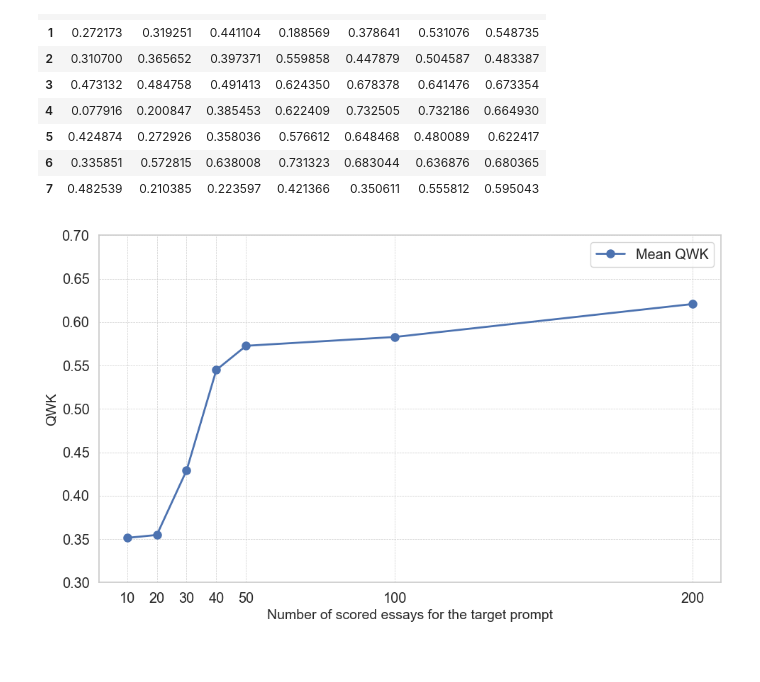
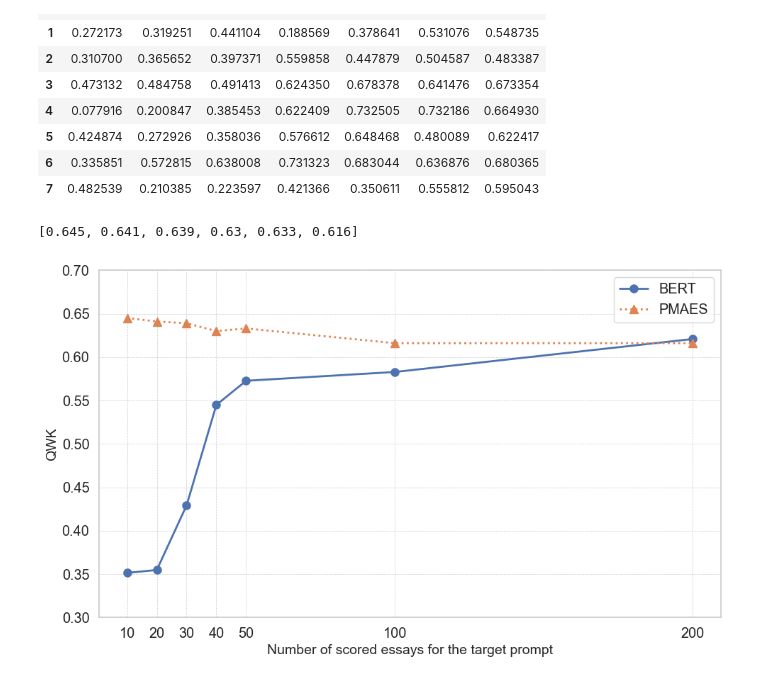
Before and after one commit to takumi0shibata/DVRL-AES, a Jupyter notebook: src/plots.ipynb, the cells around one changed output. Saved outputs shown, nothing was run; the diff lists cells and outputs as text; code cells hidden in the pictures.

```diff
--- a/src/plots.ipynb
+++ b/src/plots.ipynb
@@ -1085,6 +1085,12 @@ df
 | 5 | 0.424874 | 0.272926 | 0.358036 | 0.576612 | 0.648468 | 0.480089 | 0.622417 |
 | 6 | 0.335851 | 0.572815 | 0.638008 | 0.731323 | 0.683044 | 0.636876 | 0.680365 |
 | 7 | 0.482539 | 0.210385 | 0.223597 | 0.421366 | 0.350611 | 0.555812 | 0.595043 |
+# %%
+# load PMAES
+pmaes = pd.read_csv(f'../outputs/dev_only/Accuracy Evaluation Results.csv')
+pmaes['Avg.'].tolist()
+# %% [output]
+[0.645, 0.641, 0.639, 0.63, 0.633, 0.616]
 # %%
 import matplotlib.pyplot as plt
 import seaborn as sns
@@ -1108,35 +1114,46 @@ ax.plot(
     linestyle='-', # Use a line
     markersize=8,  # Size of the markers
     linewidth=2,   # Width of the line
-    label='Mean QWK' # Updated label
+    label='BERT' # Updated label
 )
+
+ax.plot(
+    dev_sizes,
+    pmaes['Avg.'].tolist() + [0.616],
+    marker='^',
+    linestyle=':',
+    markersize=8,
+    linewidth=2,
+    label='PMAES'
+)
+
 
 # Customize the plot labels and title
 ax.set_xlabel("Number of scored essays for the target prompt", fontsize=14)
 ax.set_ylabel("QWK", fontsize=14)
 
 # Ensure x-axis ticks match the specific development set sizes tested
 ax.set_xticks(dev_sizes)
 ax.set_xticklabels(dev_sizes) # Display the actual sizes as labels
 
 # Optional: Adjust y-axis limits if the range needs emphasis
 # ax.set_ylim(min(mean_qwks) * 0.95, max(mean_qwks) * 1.05)
 ax.set_ylim(0.3, 0.7) # Setting a fixed range based on observed values might be clearer
 
 # Add a grid for easier value reading
 ax.grid(True, which='both', linestyle='--', linewidth=0.5)
 
 # Add legend (optional, but good practice if label is set)
 ax.legend()
 
 # Improve layout to prevent labels overlapping
 plt.tight_layout()
 
 # Display the plot
 plt.show()
 
 # Optional: Save the figure for publication
 # fig.savefig("dev_size_vs_qwk_publication_mean_only.png", dpi=300, bbox_inches='tight')
 # fig.savefig("dev_size_vs_qwk_publication_mean_only.pdf", bbox_inches='tight')
 # %% [output]
-[figure, old version]
+[figure, new version]
```
Also changed, not shown: 7 other files.
